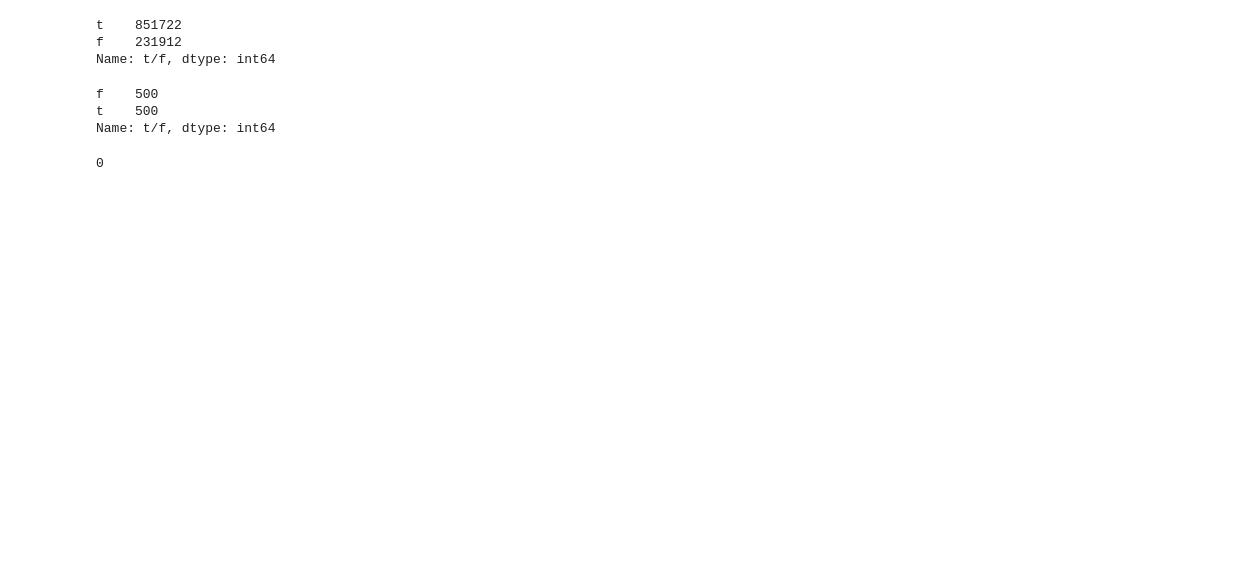
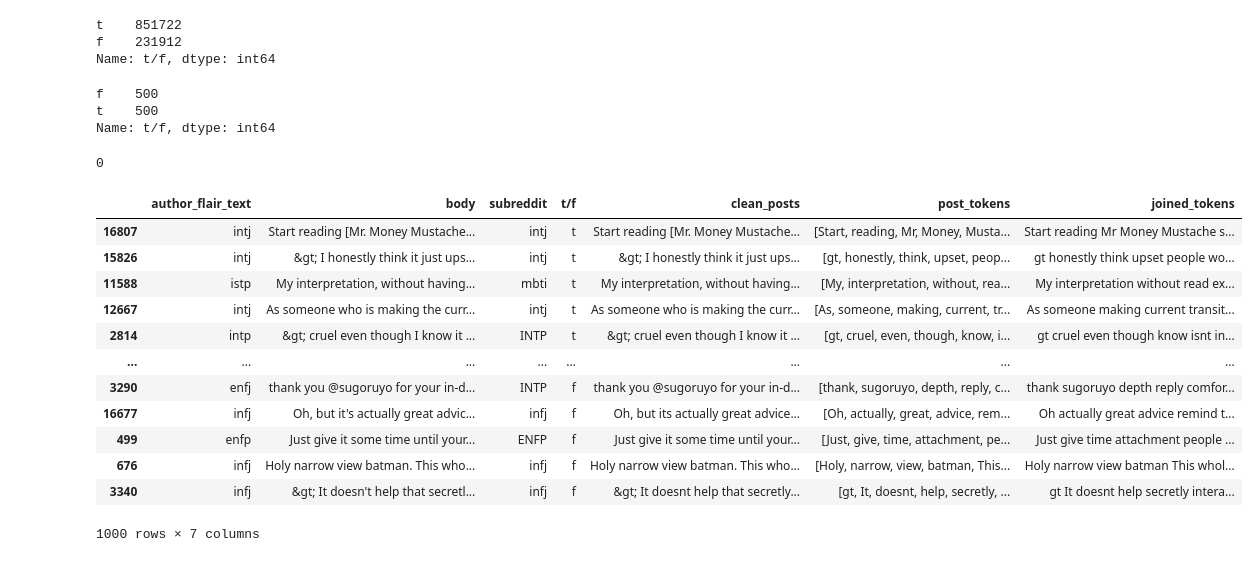
Before and after one commit to westonshuken/Automatic-Personality-Prediction, a Jupyter notebook: reddit_sample.ipynb, the cells around one changed output. Saved outputs shown, nothing was run; the diff lists cells and outputs as text; code cells hidden in the pictures; blank space fills up the shorter version.

```diff
--- a/reddit_sample.ipynb
+++ b/reddit_sample.ipynb
@@ -84,4 +84,20 @@ reddit_sample['joined_tokens'] = reddit_sample['post_tokens'].apply(lambda x: pr
 reddit_sample['joined_tokens'].isna().sum()
 # %% [output]
 0
+# %%
+reddit_sample
+# %% [output]
+|  | author_flair_text | body | subreddit | t/f | clean_posts | post_tokens | joined_tokens |
+| 16807 | intj | Start reading [Mr. Money Mustache... | intj | t | Start reading [Mr. Money Mustache... | [Start, reading, Mr, Money, Musta... | Start reading Mr Money Mustache s... |
+| 15826 | intj | &gt; I honestly think it just ups... | intj | t | &gt; I honestly think it just ups... | [gt, honestly, think, upset, peop... | gt honestly think upset people wo... |
+| 11588 | istp | My interpretation, without having... | mbti | t | My interpretation, without having... | [My, interpretation, without, rea... | My interpretation without read ex... |
+| 12667 | intj | As someone who is making the curr... | intj | t | As someone who is making the curr... | [As, someone, making, current, tr... | As someone making current transit... |
+| 2814 | intp | &gt; cruel even though I know it ... | INTP | t | &gt; cruel even though I know it ... | [gt, cruel, even, though, know, i... | gt cruel even though know isnt in... |
+| ... | ... | ... | ... | ... | ... | ... | ... |
+| 3290 | enfj | thank you @sugoruyo for your in-d... | INTP | f | thank you @sugoruyo for your in-d... | [thank, sugoruyo, depth, reply, c... | thank sugoruyo depth reply comfor... |
+| 16677 | infj | Oh, but it's actually great advic... | infj | f | Oh, but its actually great advice... | [Oh, actually, great, advice, rem... | Oh actually great advice remind t... |
+| 499 | enfp | Just give it some time until your... | ENFP | f | Just give it some time until your... | [Just, give, time, attachment, pe... | Just give time attachment people ... |
+| 676 | infj | Holy narrow view batman. This who... | infj | f | Holy narrow view batman. This who... | [Holy, narrow, view, batman, This... | Holy narrow view batman This whol... |
+| 3340 | infj | &gt; It doesn't help that secretl... | infj | f | &gt; It doesnt help that secretly... | [gt, It, doesnt, help, secretly, ... | gt It doesnt help secretly intera... |
+1000 rows × 7 columns
 # %%
```
Also changed, not shown: parts of 2 cells of this notebook, 17 other files.
